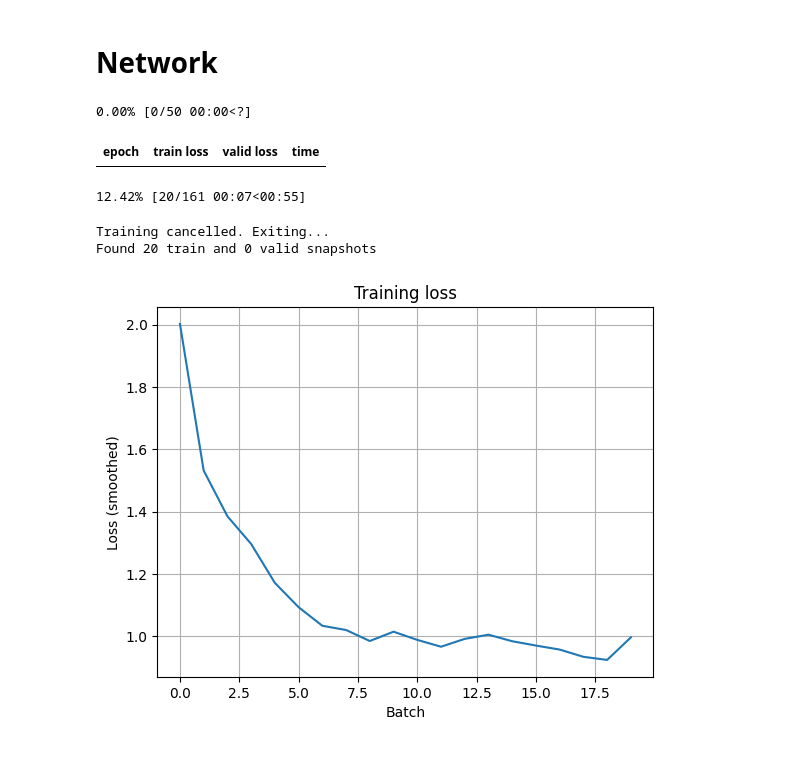
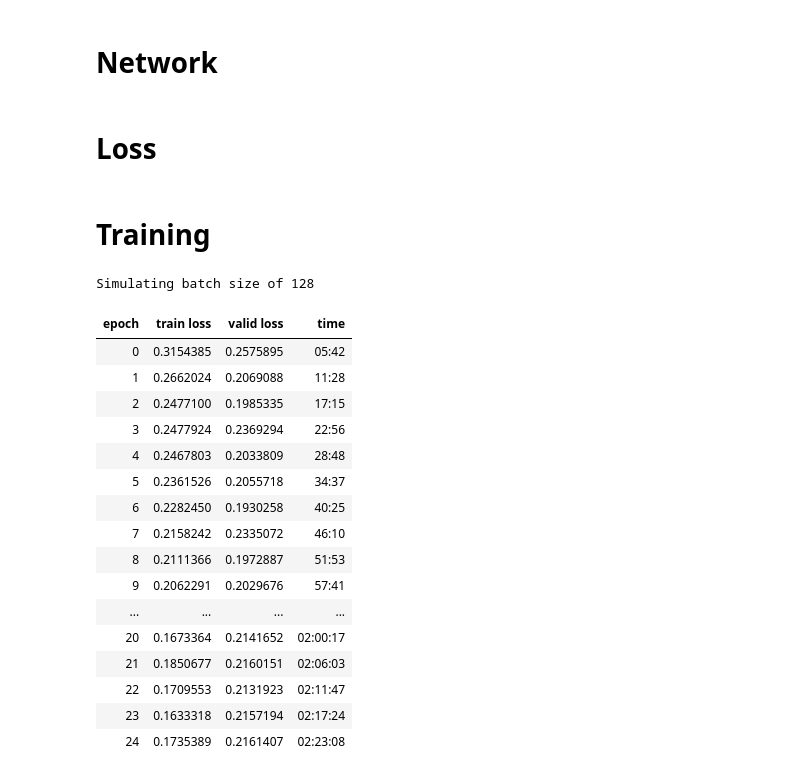
Before and after one commit to Quinniboi10/jupyter-hub, a Jupyter notebook: stanford-rna.ipynb, the cells around one changed output. Drawn from its saved outputs; the diff is of its cells as text; code cells hidden in the pictures.

```diff
--- a/stanford-rna.ipynb
+++ b/stanford-rna.ipynb
@@ -317,33 +434,5 @@ class Model(nn.Module):
         x = self.head(x) # (B, L, 3)
 
         return x
-# %%
-from ember import Learner
-
-# Could be interesting to look into FAPE
-# https://github.com/wangleiofficial/FAPEloss
-class MSELoss(nn.Module):
-    def forward(self, out, tgt):
-        x = self.learner.x
-        assert isinstance(x, TensorWrapper)
-        assert torch.isfinite(out).all(), "out has NaNs/Infs, likely from gradient explosions"
-        assert torch.isfinite(tgt).all(), "tgt has NaNs/Infs, likely from input data"
-        seq, mask = x.get()
-        mse = ((out - tgt).pow(2) * mask).sum() / mask.sum()
-
-        return mse
-
-learner = Learner(Model(), torch.optim.AdamW, train_loader, test_loader, loss_fn=MSELoss(), clip_grads=1, compile_model=False)
-
-learner.fit_one_cycle(num_epochs, max_lr=1e-3)
-
-learner.recorder.plot_loss()
-
-learner.save("./exports/model")
-# %% [output]
-0.00% [0/50 00:00<?]
-| epoch | train loss | valid loss | time |
-12.42% [20/161 00:07<00:55]
-Training cancelled. Exiting...
-Found 20 train and 0 valid snapshots
-[figure, removed]
+# %% [markdown]
+# Loss
@@ -349,0 +514,34 @@ Found 20 train and 0 valid snapshots
+# %% [markdown]
+# Training
+# %%
+from ember import Learner
+from ember.metric import *
+
+model = Model()
+optim = torch.optim.AdamW(model.parameters())
+learner = Learner(model, optim, train_loader, test_loader, loss_fn=HybridLoss(), clip_grads=1, accum=8,
+                 metrics = [LRMetric(), TrainLossMetric(), ValidLossMetric()]
+)
+
+learner.fit_one_cycle(num_epochs, max_lr=1e-3)
+
+learner.save("./exports/model")
+# %% [output]
+Simulating batch size of 128
+| epoch | train loss | valid loss | time |
+| 0 | 0.3154385 | 0.2575895 | 05:42 |
+| 1 | 0.2662024 | 0.2069088 | 11:28 |
+| 2 | 0.2477100 | 0.1985335 | 17:15 |
+| 3 | 0.2477924 | 0.2369294 | 22:56 |
+| 4 | 0.2467803 | 0.2033809 | 28:48 |
+| 5 | 0.2361526 | 0.2055718 | 34:37 |
+| 6 | 0.2282450 | 0.1930258 | 40:25 |
+| 7 | 0.2158242 | 0.2335072 | 46:10 |
+| 8 | 0.2111366 | 0.1972887 | 51:53 |
+| 9 | 0.2062291 | 0.2029676 | 57:41 |
+| ... | ... | ... | ... |
+| 20 | 0.1673364 | 0.2141652 | 02:00:17 |
+| 21 | 0.1850677 | 0.2160151 | 02:06:03 |
+| 22 | 0.1709553 | 0.2131923 | 02:11:47 |
+| 23 | 0.1633318 | 0.2157194 | 02:17:24 |
+| 24 | 0.1735389 | 0.2161407 | 02:23:08 |
```
Also changed, not shown: parts of 22 cells of this notebook, 4 other files.
